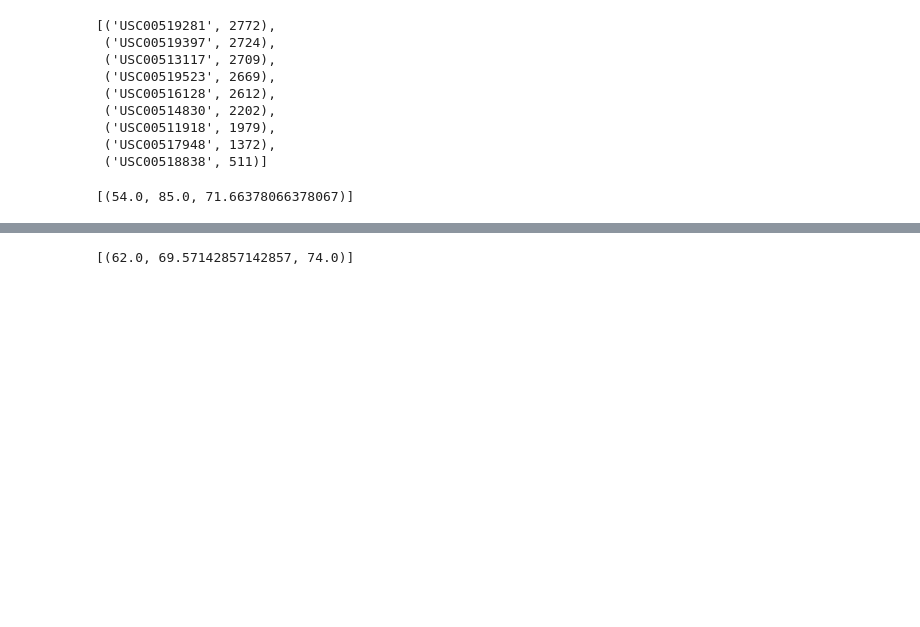
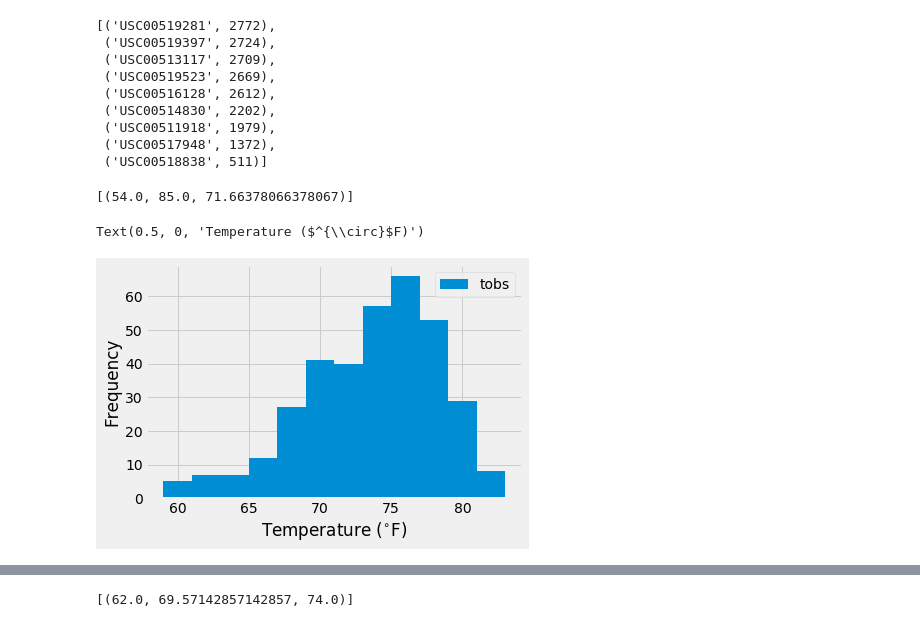
Before and after one commit to davidjaimes/sqlalchemy-challenge, a Jupyter notebook: climate.ipynb, the cells around one changed output, grey strips where cells are left out. Drawn from its saved outputs; the diff is of its cells as text; code cells hidden in the pictures; blank space fills up the shorter version.

Commit message:
finish creating the histogram for most active station with temperature observations

```diff
--- a/climate.ipynb
+++ b/climate.ipynb
@@ -74,6 +82,10 @@ plt.savefig('images/12months-precipitation.png', dpi=200)
 # %%
 # What are the most active stations? (i.e. what stations have the most rows)?
 # List the stations and the counts in descending order.
+most_active = session.query(Measurement.station, func.count(Measurement.station)).\
+    group_by(Measurement.station).order_by(func.count(Measurement.station).desc()).\
+    all()
+most_active
 # %% [output]
 [('USC00519281', 2772),
  ('USC00519397', 2724),
@@ -92,6 +108,15 @@ plt.savefig('images/12months-precipitation.png', dpi=200)
 # %%
 # Choose the station with the highest number of temperature observations.
 # Query the last 12 months of temperature observation data for this station and plot the results as a histogram
+observe = pd.DataFrame(session.query(Measurement.tobs)\
+                    .filter(Measurement.station == most_active[0][0])\
+                    .filter(Measurement.date >= first_date).all())
+observe.plot(kind='hist', bins=12)
+plt.xlabel(r'Temperature ($^{\circ}$F)')
+plt.savefig('')
+# %% [output]
+Text(0.5, 0, 'Temperature ($^{\\circ}$F)')
+[figure, added]
 # %% [markdown]
 ![precipitation](Images/station-histogram.png)
 # %%
```
Also changed, not shown: parts of 5 cells of this notebook, 1 other file.
